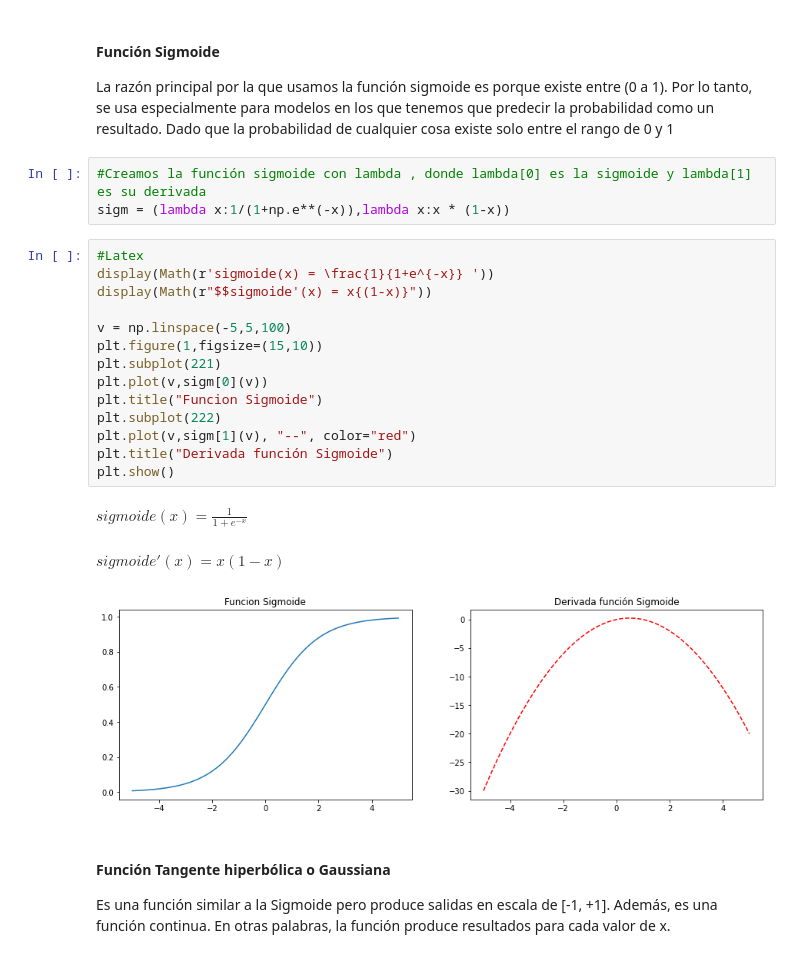
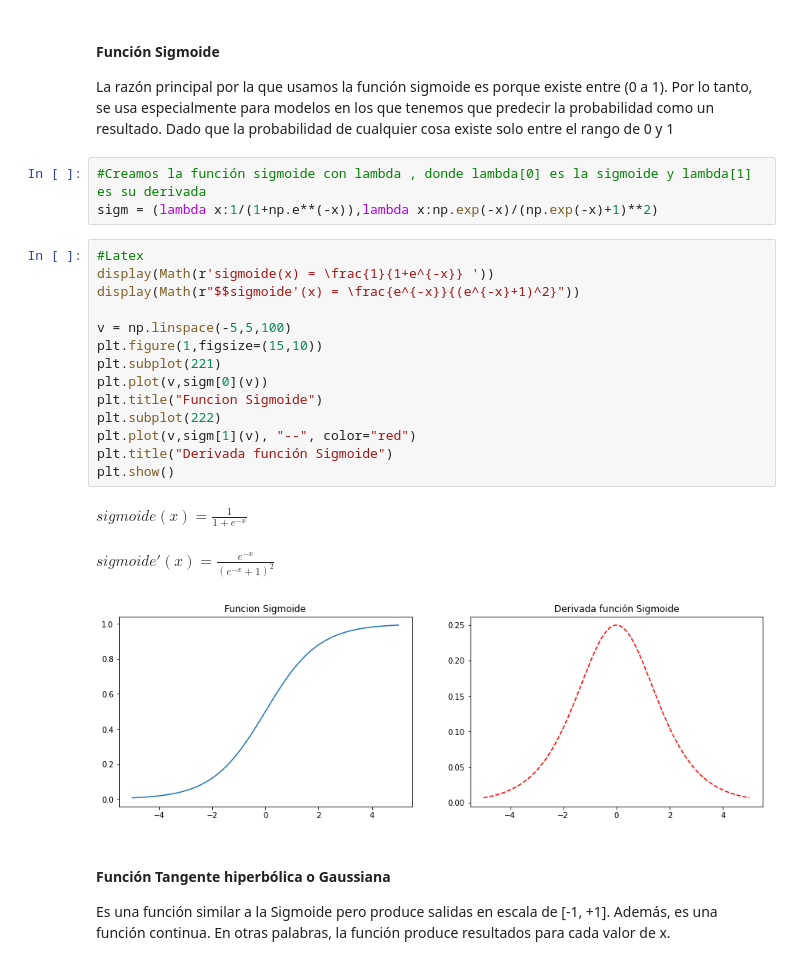
Before and after one commit to jmcalvomartin/python, a Jupyter notebook: projects/Create_ANN/function_activation.ipynb, the cells around one changed output. Drawn from its saved outputs; the diff is of its cells as text.

```diff
--- a/projects/Create_ANN/function_activation.ipynb
+++ b/projects/Create_ANN/function_activation.ipynb
@@ -13,25 +13,25 @@ from IPython.display import display, Math, Latex
 La razón principal por la que usamos la función sigmoide es porque existe entre (0 a 1). Por lo tanto, se usa especialmente para modelos en los que tenemos que predecir la probabilidad como un resultado. Dado que la probabilidad de cualquier cosa existe solo entre el rango de 0 y 1
 # %%
 #Creamos la función sigmoide con lambda , donde lambda[0] es la sigmoide y lambda[1] es su derivada
-sigm = (lambda x:1/(1+np.e**(-x)),lambda x:x * (1-x))
+sigm = (lambda x:1/(1+np.e**(-x)),lambda x:np.exp(-x)/(np.exp(-x)+1)**2)
 # %%
 #Latex
 display(Math(r'sigmoide(x) = \frac{1}{1+e^{-x}} '))
-display(Math(r"$$sigmoide'(x) = x{(1-x)}"))
+display(Math(r"$$sigmoide'(x) = \frac{e^{-x}}{(e^{-x}+1)^2}"))
 
 v = np.linspace(-5,5,100)
 plt.figure(1,figsize=(15,10))
 plt.subplot(221)
 plt.plot(v,sigm[0](v))
 plt.title("Funcion Sigmoide")
 plt.subplot(222)
 plt.plot(v,sigm[1](v), "--", color="red")
 plt.title("Derivada función Sigmoide")
 plt.show()
 # %% [output]
 $\displaystyle sigmoide(x) = \frac{1}{1+e^{-x}} $
-$\displaystyle sigmoide'(x) = x{(1-x)}$
+$\displaystyle sigmoide'(x) = \frac{e^{-x}}{(e^{-x}+1)^2}$
-[figure, old version]
+[figure, new version]
 # %% [markdown]
 #### Función Tangente hiperbólica o Gaussiana
 Es una función similar a la Sigmoide pero produce salidas en escala de [-1, +1]. Además, es una función continua. En otras palabras, la función produce resultados para cada valor de x.
```
Also changed, not shown: parts of 5 cells of this notebook.
